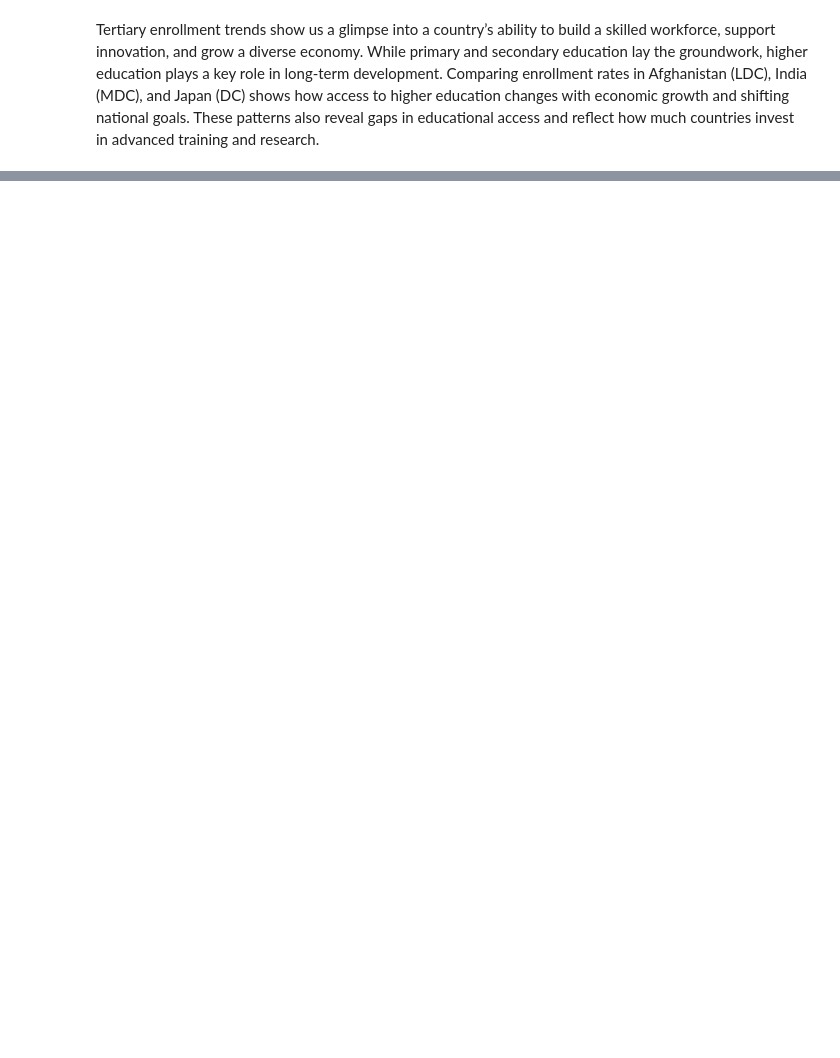
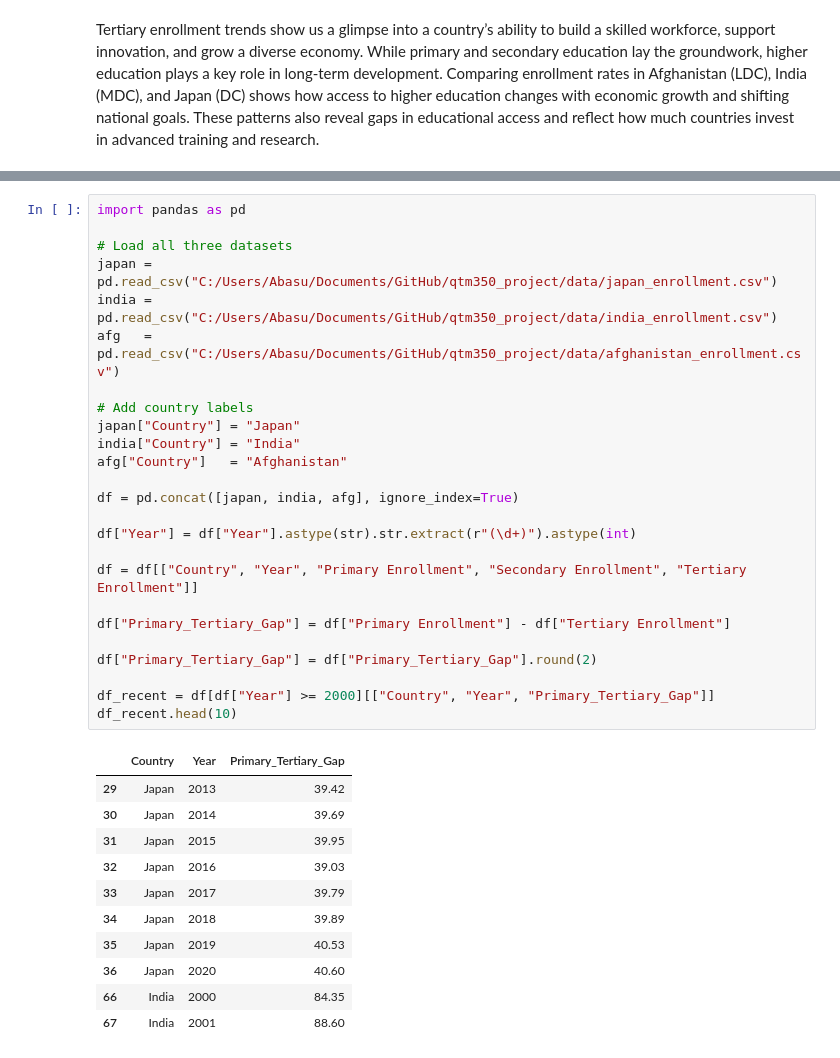
Before and after one commit to briantt12/qtm350_project, a Jupyter notebook: scripts/anushka data_plot.ipynb, the cells around one changed output, grey strips where cells are left out. Saved outputs shown, nothing was run; the diff lists cells and outputs as text; blank space fills up the shorter version.

```diff
--- a/scripts/tert_plot.ipynb
+++ b/scripts/anushka data_plot.ipynb
@@ -44,0 +49,37 @@ plt.show()
+# %%
+import pandas as pd
+
+# Load all three datasets
+japan = pd.read_csv("C:/Users/Abasu/Documents/GitHub/qtm350_project/data/japan_enrollment.csv")
+india = pd.read_csv("C:/Users/Abasu/Documents/GitHub/qtm350_project/data/india_enrollment.csv")
+afg   = pd.read_csv("C:/Users/Abasu/Documents/GitHub/qtm350_project/data/afghanistan_enrollment.csv")
+
+# Add country labels
+japan["Country"] = "Japan"
+india["Country"] = "India"
+afg["Country"]   = "Afghanistan"
+
+df = pd.concat([japan, india, afg], ignore_index=True)
+
+df["Year"] = df["Year"].astype(str).str.extract(r"(\d+)").astype(int)
+
+df = df[["Country", "Year", "Primary Enrollment", "Secondary Enrollment", "Tertiary Enrollment"]]
+
+df["Primary_Tertiary_Gap"] = df["Primary Enrollment"] - df["Tertiary Enrollment"]
+
+df["Primary_Tertiary_Gap"] = df["Primary_Tertiary_Gap"].round(2)
+
+df_recent = df[df["Year"] >= 2000][["Country", "Year", "Primary_Tertiary_Gap"]]
+df_recent.head(10)
+# %% [output]
+|  | Country | Year | Primary_Tertiary_Gap |
+| 29 | Japan | 2013 | 39.42 |
+| 30 | Japan | 2014 | 39.69 |
+| 31 | Japan | 2015 | 39.95 |
+| 32 | Japan | 2016 | 39.03 |
+| 33 | Japan | 2017 | 39.79 |
+| 34 | Japan | 2018 | 39.89 |
+| 35 | Japan | 2019 | 40.53 |
+| 36 | Japan | 2020 | 40.60 |
+| 66 | India | 2000 | 84.35 |
+| 67 | India | 2001 | 88.60 |
```
Also changed, not shown: parts of 3 cells of this notebook.
